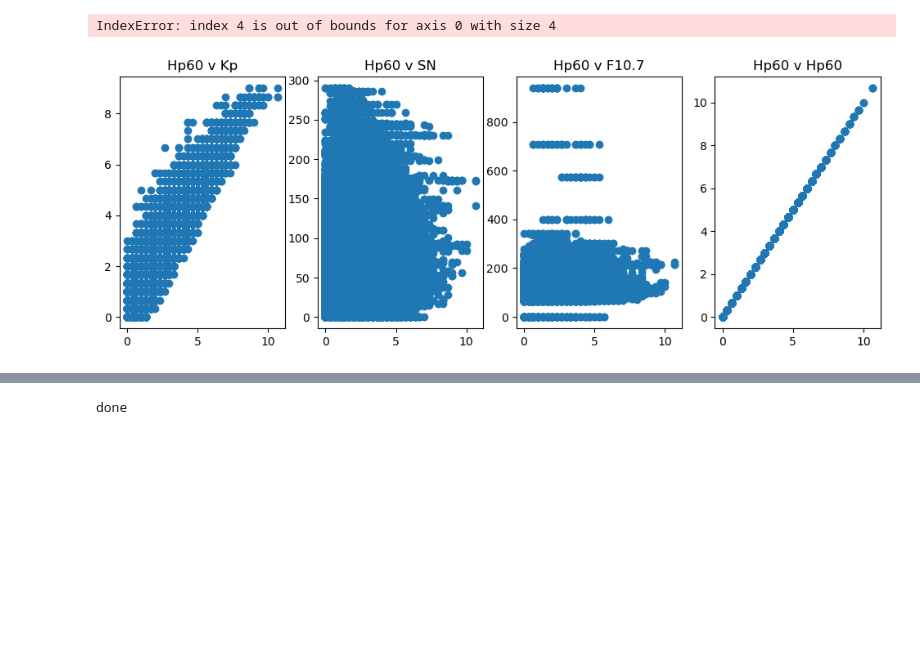
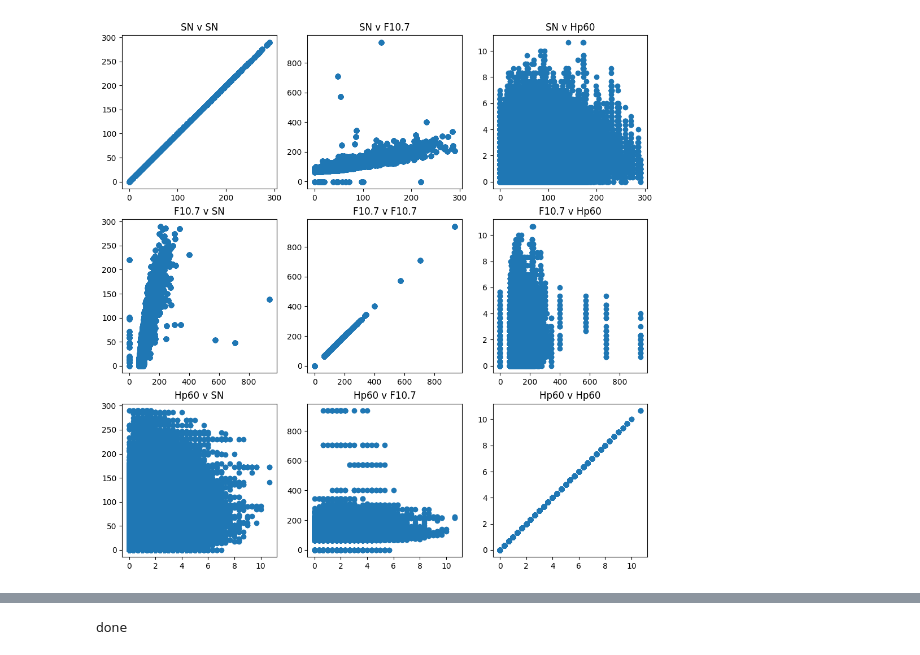
Before and after one commit to whaly-w/spacesci, a Jupyter notebook: model_data_selection.ipynb, the cells around one changed output, grey strips where cells are left out. Saved outputs shown, nothing was run; the diff lists cells and outputs as text; code cells hidden in the pictures; blank space fills up the shorter version.

```diff
--- a/model_data_selection.ipynb
+++ b/model_data_selection.ipynb
@@ -2,3 +2,14 @@
 import pandas as pd
 import numpy as np
 from matplotlib import pyplot as plt
+# %%
+doc = pd.read_csv('./datasets_20y/dataset.csv')
+time = doc['datetime'].values
+
+doc = doc.drop(columns= ['datetime', 'logHp60'])
+
+data = doc.values
+column_names = doc.columns
+# print(data)
+
+data_reshaped = list(zip(*data))
@@ -5,24 +31,16 @@ from matplotlib import pyplot as plt
 # %%
-doc = pd.read_csv('./datasets_20y/dataset.csv')
-doc = doc.drop(columns= 'datatime')
-
-data = doc.values
-column_names = doc.columns
-# print(data)
-
-data_reshaped = list(zip(*data))
+fig, ax = plt.subplots(3, 3, figsize=(12, 12))
+for i_ls, ls in enumerate(data_reshaped):
+    for j_ls2, ls2 in enumerate(data_reshaped):
+        ax[i_ls][j_ls2].set_title(f'{column_names[i_ls]} v {column_names[j_ls2]}')
+        ax[i_ls][j_ls2].scatter(ls, ls2)
 
 
-fig, ax = plt.subplots(1, 4, figsize=(12, 4))
-for i_ls, ls in enumerate(data_reshaped):
-    ax[i_ls].set_title(f'Hp60 v {column_names[i_ls]}')
-    ax[i_ls].scatter(data_reshaped[3], ls)
 # ax[0].set_title('test')
 
 # ax[]
 # %% [output]
-IndexError: index 4 is out of bounds for axis 0 with size 4
-[figure, old version]
+[figure, new version]
 # %%
 doc = pd.read_csv('./datasets_20y/dataset.csv')
 # doc = doc.drop(columns= 'datatime')
```
Also changed, not shown: parts of 8 cells of this notebook, 42 other files.
